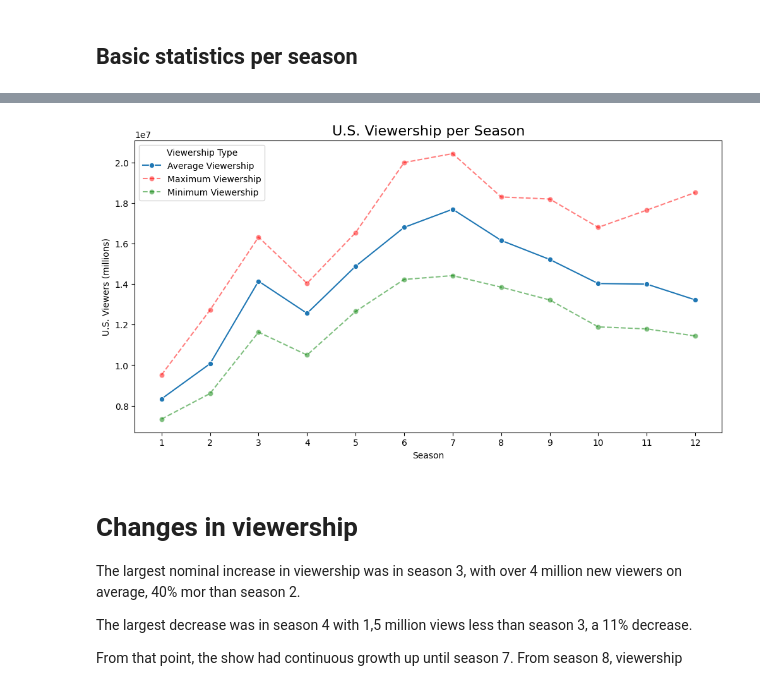
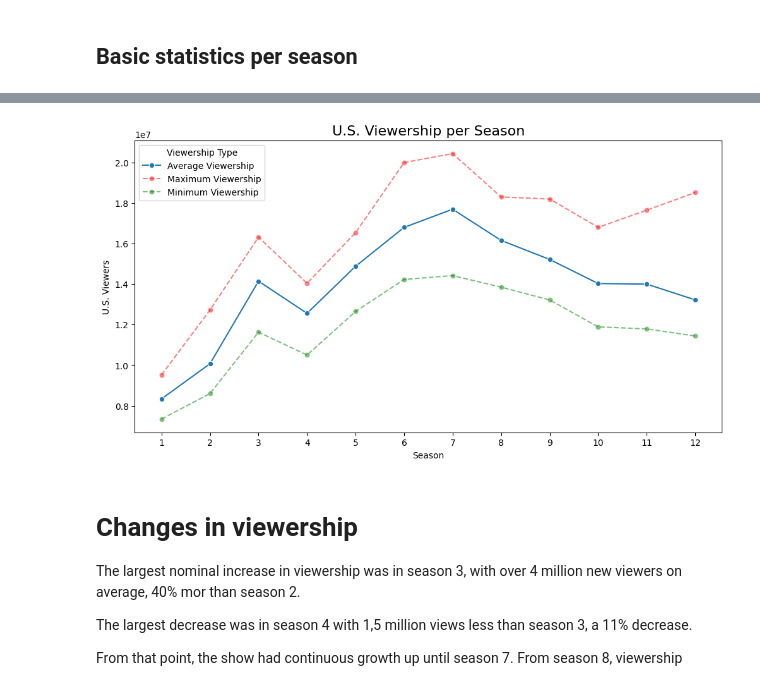
Before and after one commit to scarcamo/the-big-bang-theory-viewership, a Jupyter notebook: report.ipynb, the cells around one changed output, grey strips where cells are left out. Saved outputs shown, nothing was run; the diff lists cells and outputs as text; code cells hidden in the pictures.

```diff
--- a/report.ipynb
+++ b/report.ipynb
@@ -130,23 +139,23 @@ df.groupby('season')['viewers'].describe()
 # %%
 season_avg_viewership = df.groupby('season')['viewers'].mean().reset_index()
 season_max_viewership = df.groupby('season')['viewers'].max().reset_index()
 season_min_viewership = df.groupby('season')['viewers'].min().reset_index()
 
 plt.figure(figsize=(12, 6))
 
 sns.lineplot(x='season', y='viewers', data=season_avg_viewership, marker='o', label='Average Viewership')
 sns.lineplot(x='season', y='viewers', data=season_max_viewership, marker='o', linestyle='--', color='red', alpha=0.5, label='Maximum Viewership')
-sns.lineplot(x='season', y='viewers', data=season_min_viewership, marker='o', linestyle='--', color='green', alpha=0.5, label='Minimum Viewership') # Changed color for better distinction
+sns.lineplot(x='season', y='viewers', data=season_min_viewership, marker='o', linestyle='--', color='green', alpha=0.5, label='Minimum Viewership')
 
 plt.title('U.S. Viewership per Season', fontsize=16)
 plt.xlabel('Season')
-plt.ylabel('U.S. Viewers (millions)')
+plt.ylabel('U.S. Viewers')
 plt.xticks(season_avg_viewership['season'])
 
 plt.legend(title='Viewership Type')
 plt.show()
 # %% [output]
-[figure, old version]
+[figure, new version]
 # %% [markdown]
 # Changes in viewership
 
```
Also changed, not shown: parts of 2 cells of this notebook.
